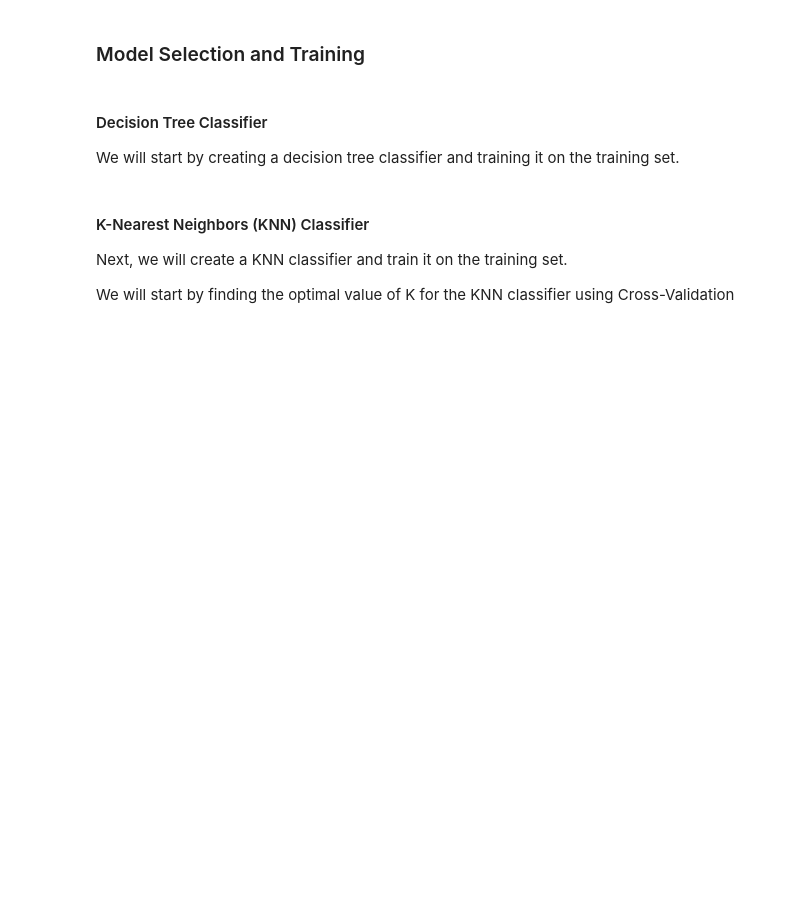
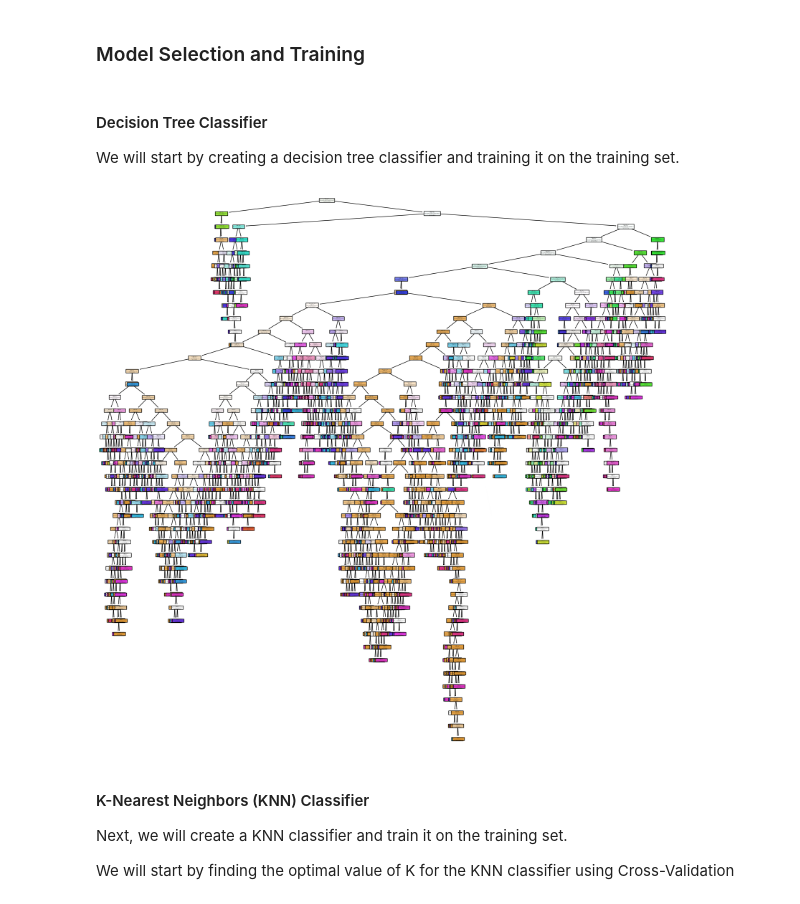
Before and after one commit to JosueMolinaMorales/CyberAI, a Jupyter notebook: Assignment2/Assignment2.ipynb, the cells around one changed output. Cells and saved outputs as stored; diff of their text form; code cells hidden in the pictures; blank space fills up the shorter version.

```diff
--- a/Assignment2/Assignment2.ipynb
+++ b/Assignment2/Assignment2.ipynb
@@ -217,6 +217,16 @@ We will start by creating a decision tree classifier and training it on the trai
 from sklearn import tree
 dtc = tree.DecisionTreeClassifier()
 dtc = dtc.fit(trainObs, trainCls)
+# %%
+# Plot the decision tree
+import matplotlib.pyplot as plt
+fig = plt.figure(figsize=(20,20))
+# Get the class names from the target variable
+classes = np.unique(trainCls)
+_ = tree.plot_tree(dtc, feature_names=obs, class_names=classes, filled=True)
+fig.savefig("decision_tree.png")
+# %% [output]
+[figure, added]
 # %% [markdown]
 #### K-Nearest Neighbors (KNN) Classifier
 Next, we will create a KNN classifier and train it on the training set.
```
Also changed, not shown: parts of 5 cells of this notebook, 1 other file.
